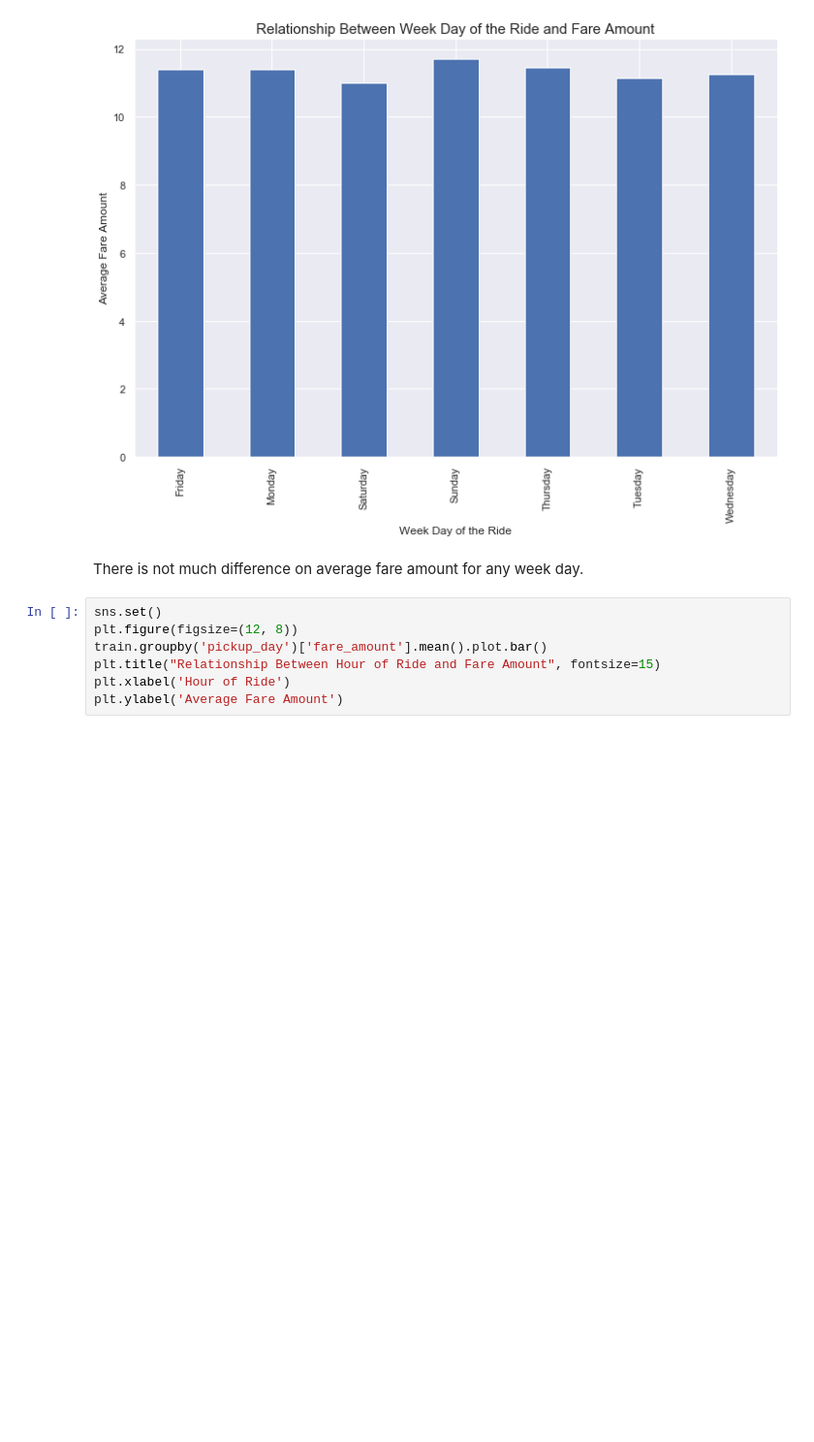
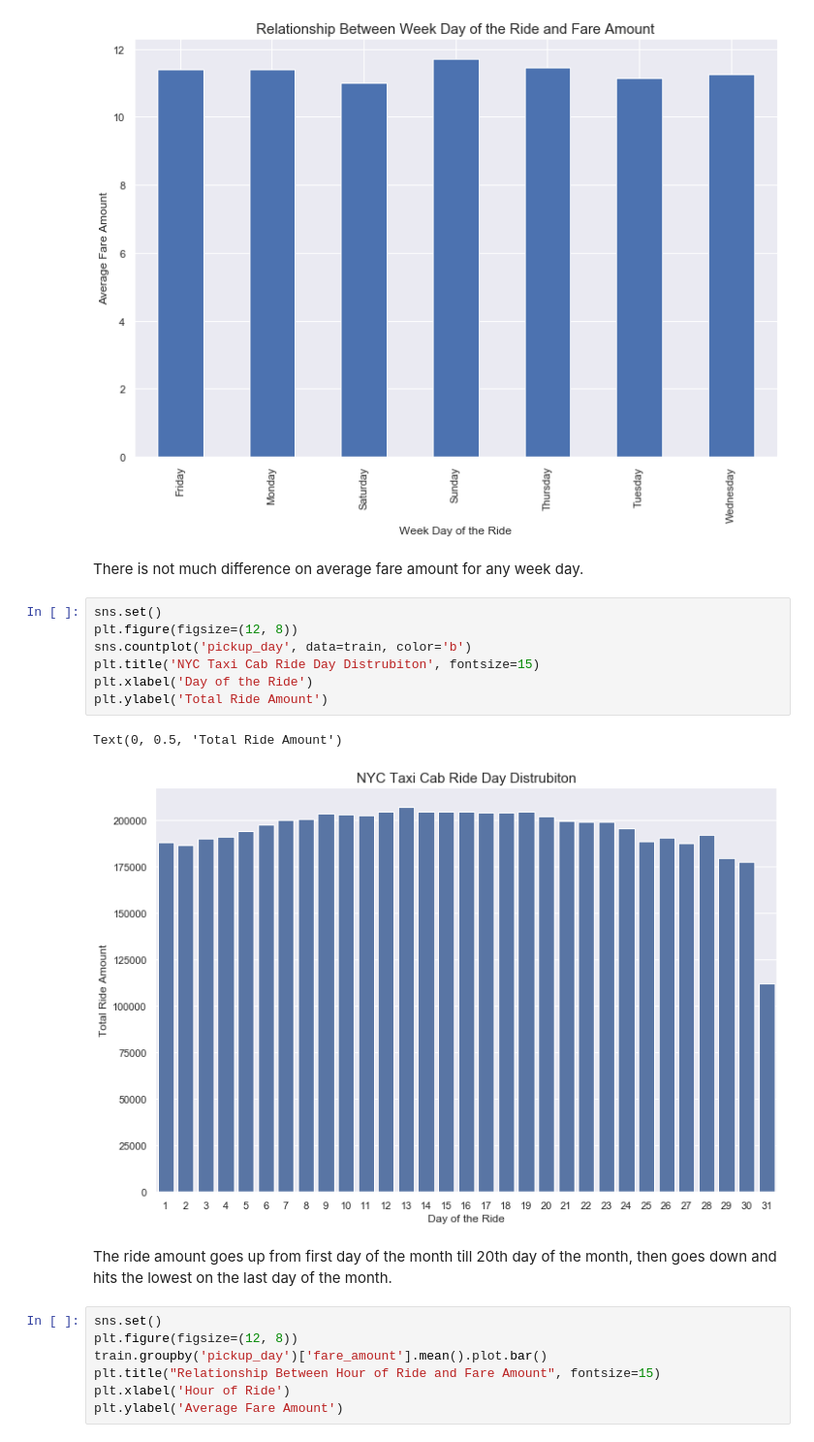
Before and after one commit to CeyhunSahinkaya/NYC-Yellow-Cab-Fare-Prediction, a Jupyter notebook: New York City Taxi Fare Prediction.ipynb, the cells around one changed output. Shown: that part at 97% size. Drawn from its saved outputs; the diff is of its cells as text; blank space fills up the shorter version.

```diff
--- a/New York City Taxi Fare Prediction.ipynb
+++ b/New York City Taxi Fare Prediction.ipynb
@@ -435,6 +439,18 @@ Text(0, 0.5, 'Average Fare Amount')
 [figure]
 # %% [markdown]
 There is not much difference on average fare amount for any week day.
+# %%
+sns.set()
+plt.figure(figsize=(12, 8))
+sns.countplot('pickup_day', data=train, color='b')
+plt.title('NYC Taxi Cab Ride Day Distrubiton', fontsize=15)
+plt.xlabel('Day of the Ride')
+plt.ylabel('Total Ride Amount')
+# %% [output]
+Text(0, 0.5, 'Total Ride Amount')
+[figure, added]
+# %% [markdown]
+The ride amount goes up from first day of the month till 20th day of the month, then goes down and hits the lowest on the last day of the month.
 # %%
 sns.set()
 plt.figure(figsize=(12, 8))
```
Also changed, not shown: parts of 119 cells of this notebook.
